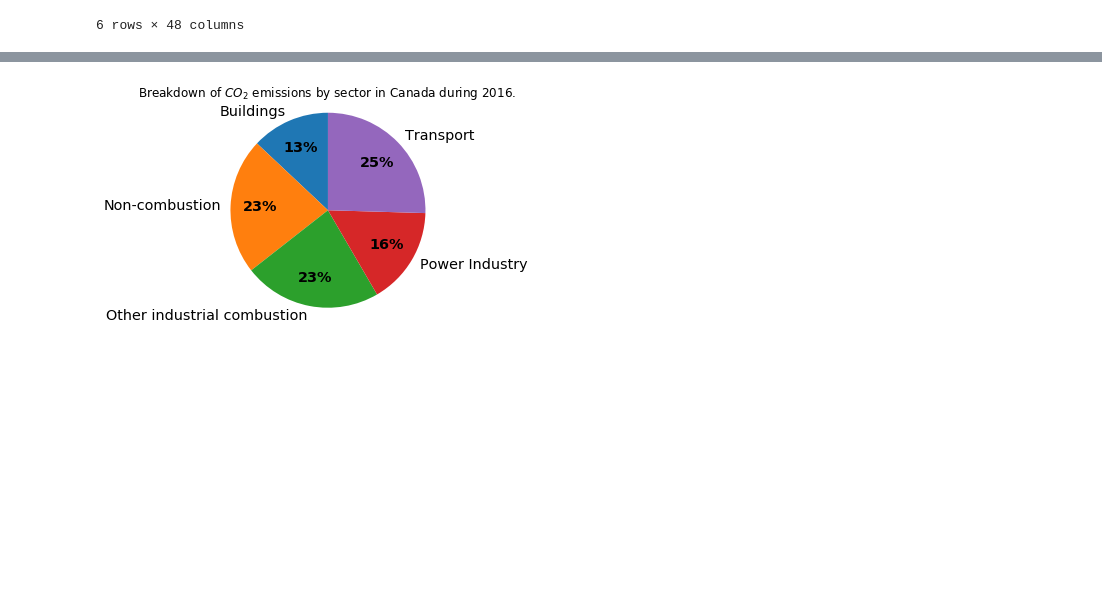
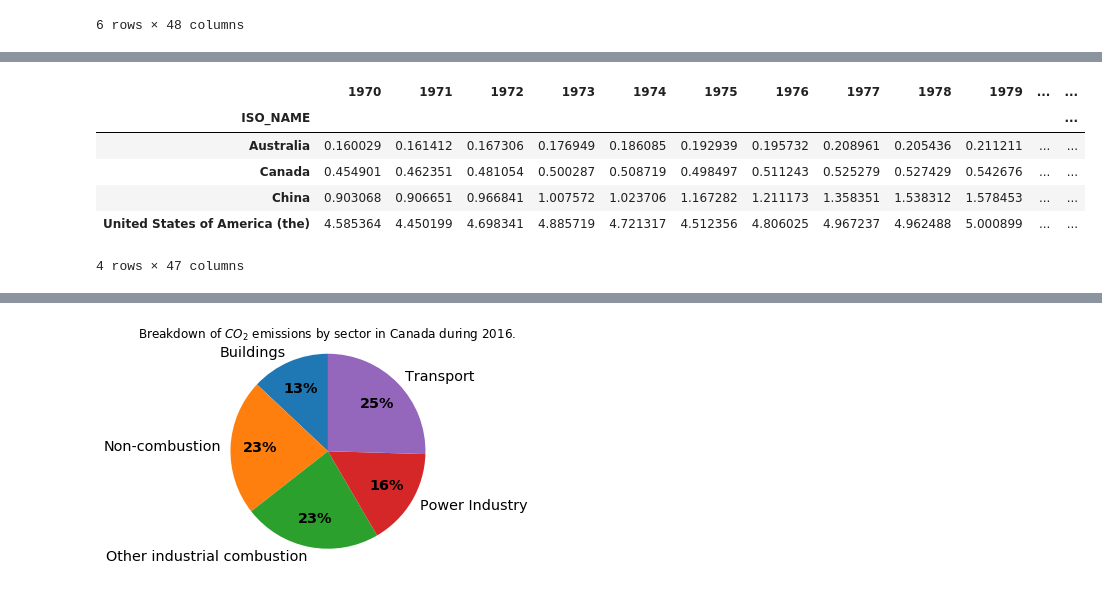
Before and after one commit to StephanieWillis/concerning_climate_v1, a Jupyter notebook: Canada_WIP.ipynb, the cells around one changed output, grey strips where cells are left out. Saved outputs shown, nothing was run; the diff lists cells and outputs as text; code cells hidden in the pictures; blank space fills up the shorter version.

```diff
--- a/Canada_WIP.ipynb
+++ b/Canada_WIP.ipynb
@@ -35,0 +62,10 @@ df_canada_all
+# %%
+df_area_countries
+# %% [output]
+|  | 1970 | 1971 | 1972 | 1973 | 1974 | 1975 | 1976 | 1977 | 1978 | 1979 | ... | ... |
+| ISO_NAME |  |  |  |  |  |  |  |  |  |  |  | ... |
+| Australia | 0.160029 | 0.161412 | 0.167306 | 0.176949 | 0.186085 | 0.192939 | 0.195732 | 0.208961 | 0.205436 | 0.211211 | ... | ... |
+| Canada | 0.454901 | 0.462351 | 0.481054 | 0.500287 | 0.508719 | 0.498497 | 0.511243 | 0.525279 | 0.527429 | 0.542676 | ... | ... |
+| China | 0.903068 | 0.906651 | 0.966841 | 1.007572 | 1.023706 | 1.167282 | 1.211173 | 1.358351 | 1.538312 | 1.578453 | ... | ... |
+| United States of America (the) | 4.585364 | 4.450199 | 4.698341 | 4.885719 | 4.721317 | 4.512356 | 4.806025 | 4.967237 | 4.962488 | 5.000899 | ... | ... |
+4 rows × 47 columns
```
Also changed, not shown: parts of 9 cells of this notebook, 2 other files.
